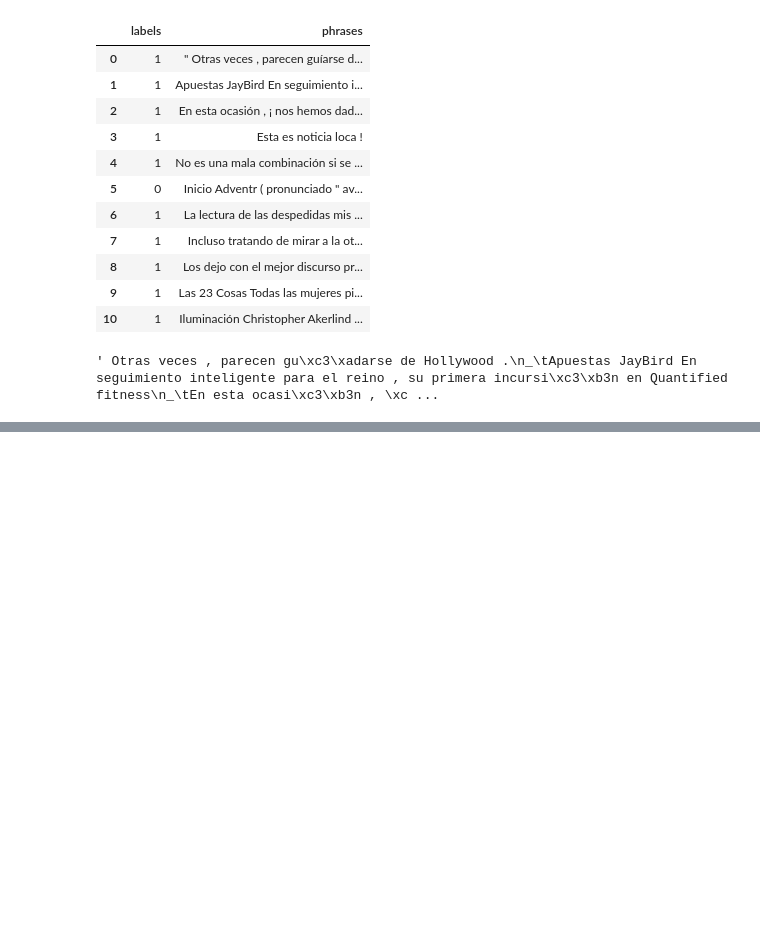
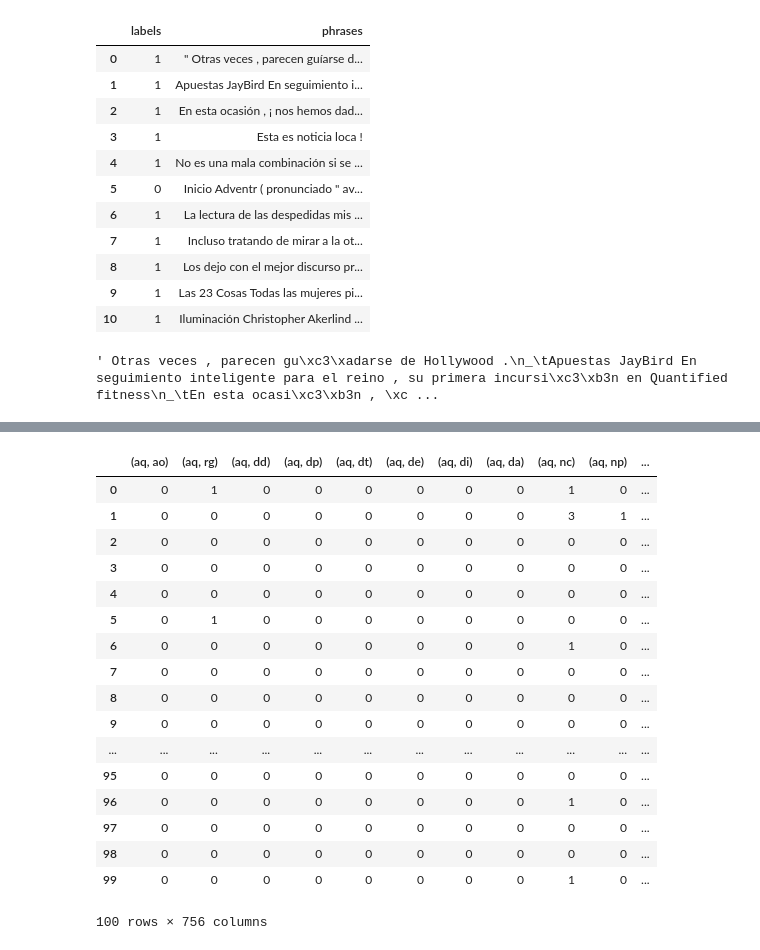
Before and after one commit to Joao-M-Almeida/JEECUnbabelChallenge, a Jupyter notebook: First_tests.ipynb, the cells around one changed output, grey strips where cells are left out. Saved outputs shown, nothing was run; the diff lists cells and outputs as text; code cells hidden in the pictures; blank space fills up the shorter version.

```diff
--- a/First_tests.ipynb
+++ b/First_tests.ipynb
@@ -243,7 +167,0 @@ Counter()
-# %%
-def postag(txt,Dictio=dic,tagger=st):
-    vect = [0] * len(dic)
-    txt = ''.join([c for c in txt if c not in string.punctuation])
-    txt_lst = txt.split()
-    for wrd in txt_lst:
-        vect[Diction[st.tag(txt_lst)]] +=1
@@ -255,0 +178,4 @@ postag('a noticia de WhatsApp , aplicación de mensajería más grande del mundo
+# %%
+test = pd.read_csv("example_test.txt", sep="\t", header=None, names=['labels','phrases'], lineterminator='\n', quoting=csv.QUOTE_NONE)
+
+test
@@ -255,0 +195,4 @@ postag('a noticia de WhatsApp , aplicación de mensajería más grande del mundo
+# %%
+t0 = time()
+test_tagged = test['phrases'].apply(postag)
+print("done in %0.3fs."%(time()-t0))
@@ -255,0 +201,8 @@ postag('a noticia de WhatsApp , aplicación de mensajería más grande del mundo
+# %%
+fdist = itertools.permutations(words, 2)
+permu_names = [f for f in fdist]
+tags_DF = pd.DataFrame(np.asmatrix(list(test_tagged)),columns = permu_names)
+
+test_new = pd.concat([test, tags_DF], axis=1,join_axes=[test.index])
+test_new.drop('phrases',axis=1, inplace=True)
+test_new.to_csv(path_or_buf='pos_tags_train_data.csv')
@@ -255,0 +232,21 @@ postag('a noticia de WhatsApp , aplicación de mensajería más grande del mundo
+# %%
+tags_DF
+# %% [output]
+|  | (aq, ao) | (aq, rg) | (aq, dd) | (aq, dp) | (aq, dt) | (aq, de) | (aq, di) | (aq, da) | (aq, nc) | (aq, np) | ... |
+| 0 | 0 | 1 | 0 | 0 | 0 | 0 | 0 | 0 | 1 | 0 | ... |
+| 1 | 0 | 0 | 0 | 0 | 0 | 0 | 0 | 0 | 3 | 1 | ... |
+| 2 | 0 | 0 | 0 | 0 | 0 | 0 | 0 | 0 | 0 | 0 | ... |
+| 3 | 0 | 0 | 0 | 0 | 0 | 0 | 0 | 0 | 0 | 0 | ... |
+| 4 | 0 | 0 | 0 | 0 | 0 | 0 | 0 | 0 | 0 | 0 | ... |
+| 5 | 0 | 1 | 0 | 0 | 0 | 0 | 0 | 0 | 0 | 0 | ... |
+| 6 | 0 | 0 | 0 | 0 | 0 | 0 | 0 | 0 | 1 | 0 | ... |
+| 7 | 0 | 0 | 0 | 0 | 0 | 0 | 0 | 0 | 0 | 0 | ... |
+| 8 | 0 | 0 | 0 | 0 | 0 | 0 | 0 | 0 | 0 | 0 | ... |
+| 9 | 0 | 0 | 0 | 0 | 0 | 0 | 0 | 0 | 0 | 0 | ... |
+| ... | ... | ... | ... | ... | ... | ... | ... | ... | ... | ... | ... |
+| 95 | 0 | 0 | 0 | 0 | 0 | 0 | 0 | 0 | 0 | 0 | ... |
+| 96 | 0 | 0 | 0 | 0 | 0 | 0 | 0 | 0 | 1 | 0 | ... |
+| 97 | 0 | 0 | 0 | 0 | 0 | 0 | 0 | 0 | 0 | 0 | ... |
+| 98 | 0 | 0 | 0 | 0 | 0 | 0 | 0 | 0 | 0 | 0 | ... |
+| 99 | 0 | 0 | 0 | 0 | 0 | 0 | 0 | 0 | 1 | 0 | ... |
+100 rows × 756 columns
```
Also changed, not shown: parts of 19 cells of this notebook, 1 other file.
